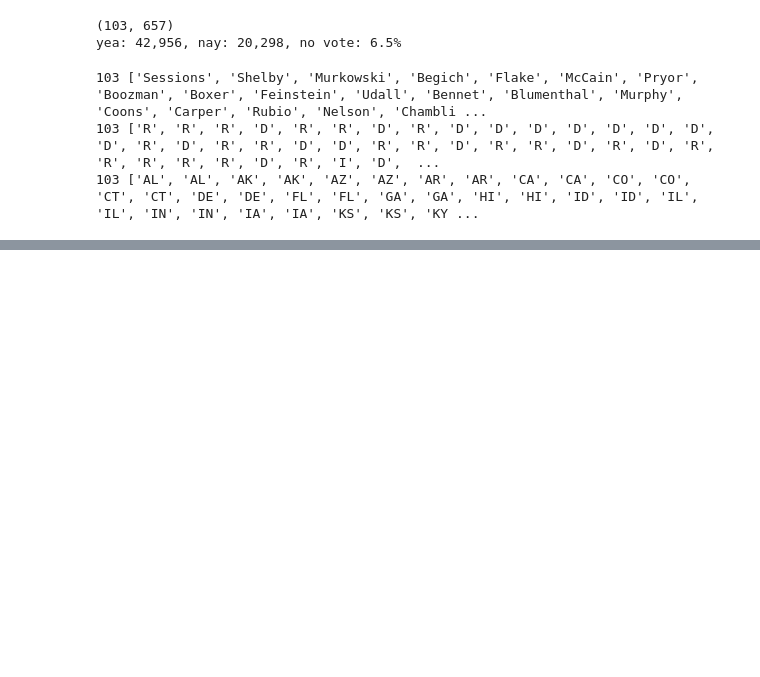
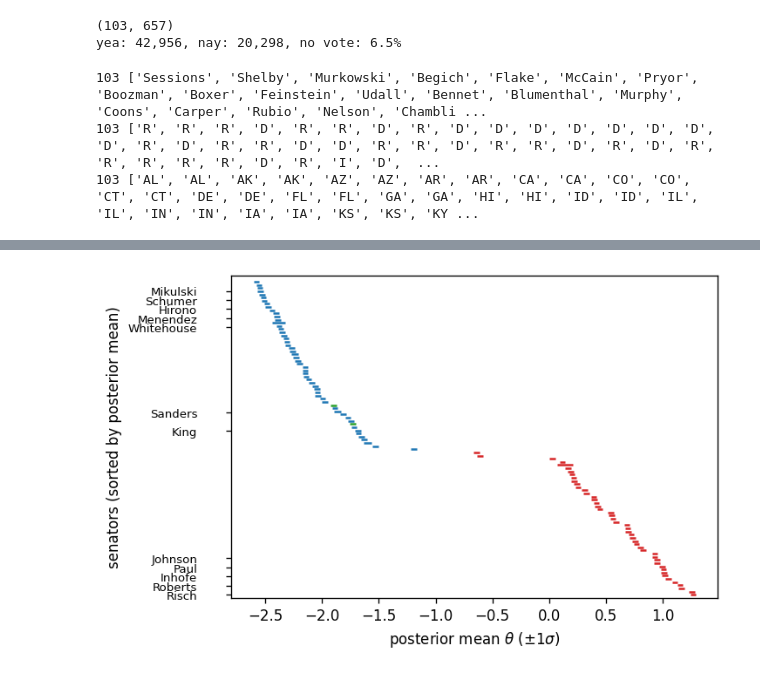
Before and after one commit to fred144/STCS6701, a Jupyter notebook: pset2_Q3.ipynb, the cells around one changed output, grey strips where cells are left out. Cells and saved outputs as stored; diff of their text form; code cells hidden in the pictures; blank space fills up the shorter version.

```diff
--- a/pset2_Q3.ipynb
+++ b/pset2_Q3.ipynb
@@ -1137,0 +520,88 @@ Iter 199  pseudo-ELBO -11674.1053  heldout-NLL 0.14649187741320321
+# %%
+highlight_n = 5
+
+N = len(res["m_theta"])
+party_colors = {"D": "tab:blue", "R": "tab:red", "I": "tab:green"}
+colors = [party_colors.get(p) for p in parties]
+idx = np.argsort(res["m_theta"])
+sorted_m = res["m_theta"][idx]
+sorted_v = res["V_theta"][idx]
+sorted_colors = [colors[i] for i in idx]
+sorted_names = [senators[i] for i in idx]
+
+fig, ax = plt.subplots(dpi=120, figsize=(6, 4))
+
+# switch x and y: x = posterior mean, y = rank
+y = np.linspace(0, 103, 100)
+x = -sorted_m
+xerr = np.sqrt(sorted_v)
+
+# horizontal errorbars
+# ax.errorbar(x, y, xerr=xerr, fmt="o", ecolor="lightgray", zorder=1, alpha=0.8)
+for xi, yi, xe, c in zip(x, y, xerr, sorted_colors):
+    ax.errorbar(
+        [xi],
+        [yi],
+        xerr=[xe],
+        color=c,
+    )
+
+ax.set(
+    xlabel=r"posterior mean $\theta$ ($\pm 1\sigma$)",
+    ylabel="senators (sorted by posterior mean)",
+)
+
+# only show senator names for the left-most and right-most highlight_n
+spacing = 3
+
+left_idx = list(np.arange(0, min(N, highlight_n * spacing), spacing).astype(int))
+right_start = max(0, N - highlight_n * spacing)
+right_idx = list(np.arange(right_start, N, spacing).astype(int))
+
+
+tick_idx = left_idx + right_idx
+seen = set()
+tick_idx_unique = []
+for k in tick_idx:
+    if k not in seen:
+        tick_idx_unique.append(int(k))
+        seen.add(k)
+
+tick_positions = [float(k) for k in tick_idx_unique]
+tick_labels = [sorted_names[k] for k in tick_idx_unique]
+
+ax.set_yticks(tick_positions)
+ax.set_yticklabels(tick_labels, fontsize=8)
+ax.tick_params(axis="y", which="major", pad=12)
+ax.tick_params(axis="y", which="major", pad=20)
+ax.set_ylim(-1, N + 2)  # padding
+
+# add a tick/label for Sanders
+s_idx = sorted_names.index("Sanders")
+if s_idx is not None:
+    pos = float(s_idx)
+    if pos not in tick_positions:
+        tick_positions.append(pos)
+        tick_labels.append(sorted_names[s_idx])
+        order = np.argsort(tick_positions)
+        tick_positions = [float(tick_positions[i]) for i in order]
+        tick_labels = [tick_labels[i] for i in order]
+        ax.set_yticks(tick_positions)
+        ax.set_yticklabels(tick_labels, fontsize=8)
+# the other independent
+s_idx = sorted_names.index("King")
+if s_idx is not None:
+    pos = float(s_idx)
+    if pos not in tick_positions:
+        tick_positions.append(pos)
+        tick_labels.append(sorted_names[s_idx])
+        order = np.argsort(tick_positions)
+        tick_positions = [float(tick_positions[i]) for i in order]
+        tick_labels = [tick_labels[i] for i in order]
+        ax.set_yticks(tick_positions)
+        ax.set_yticklabels(tick_labels, fontsize=8)
+
+plt.savefig("ideology_axis.png", bbox_inches="tight", dpi=200)
+plt.show()
+# %% [output]
+[figure, added]
```
Also changed, not shown: parts of 17 cells of this notebook, 6 other files.
